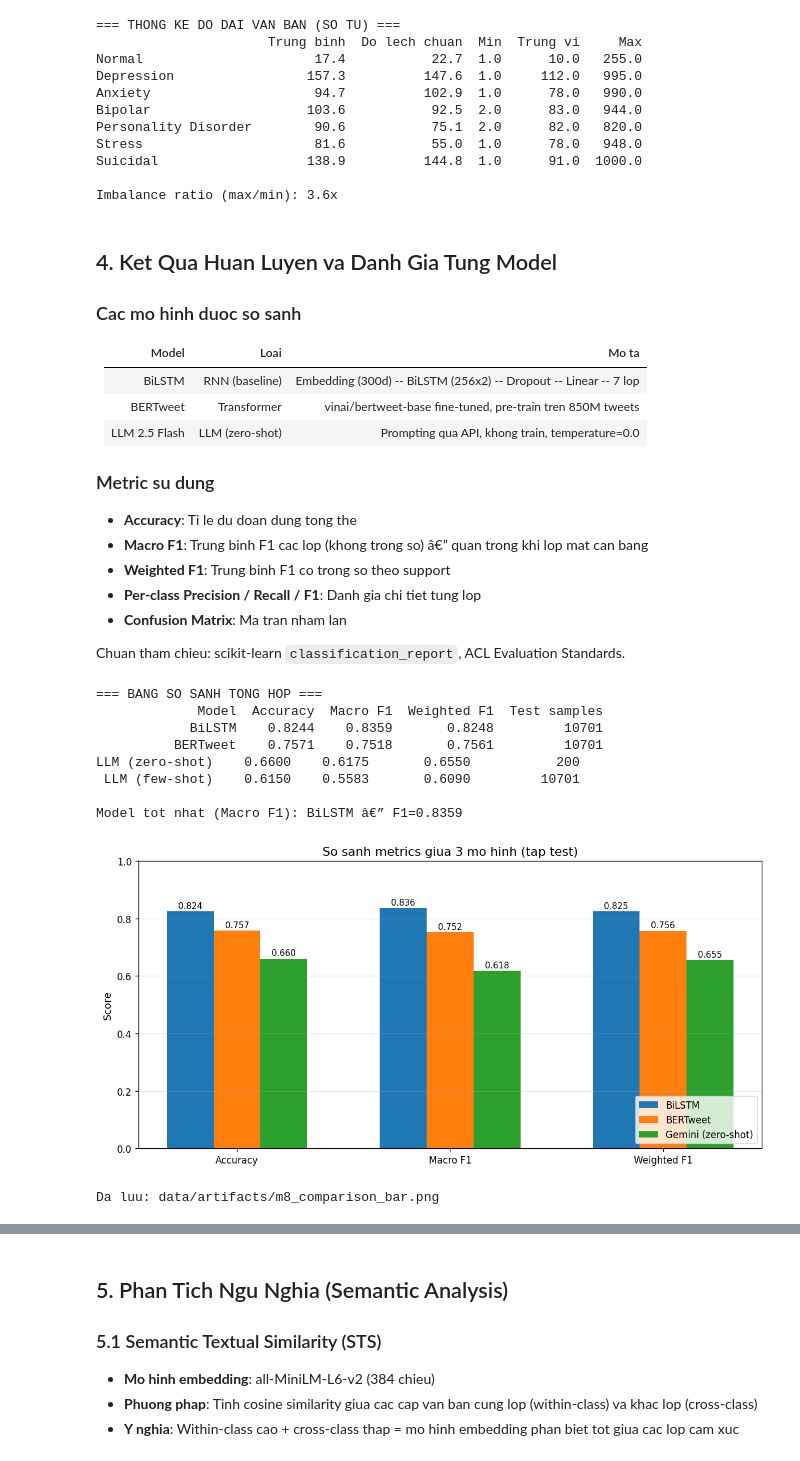
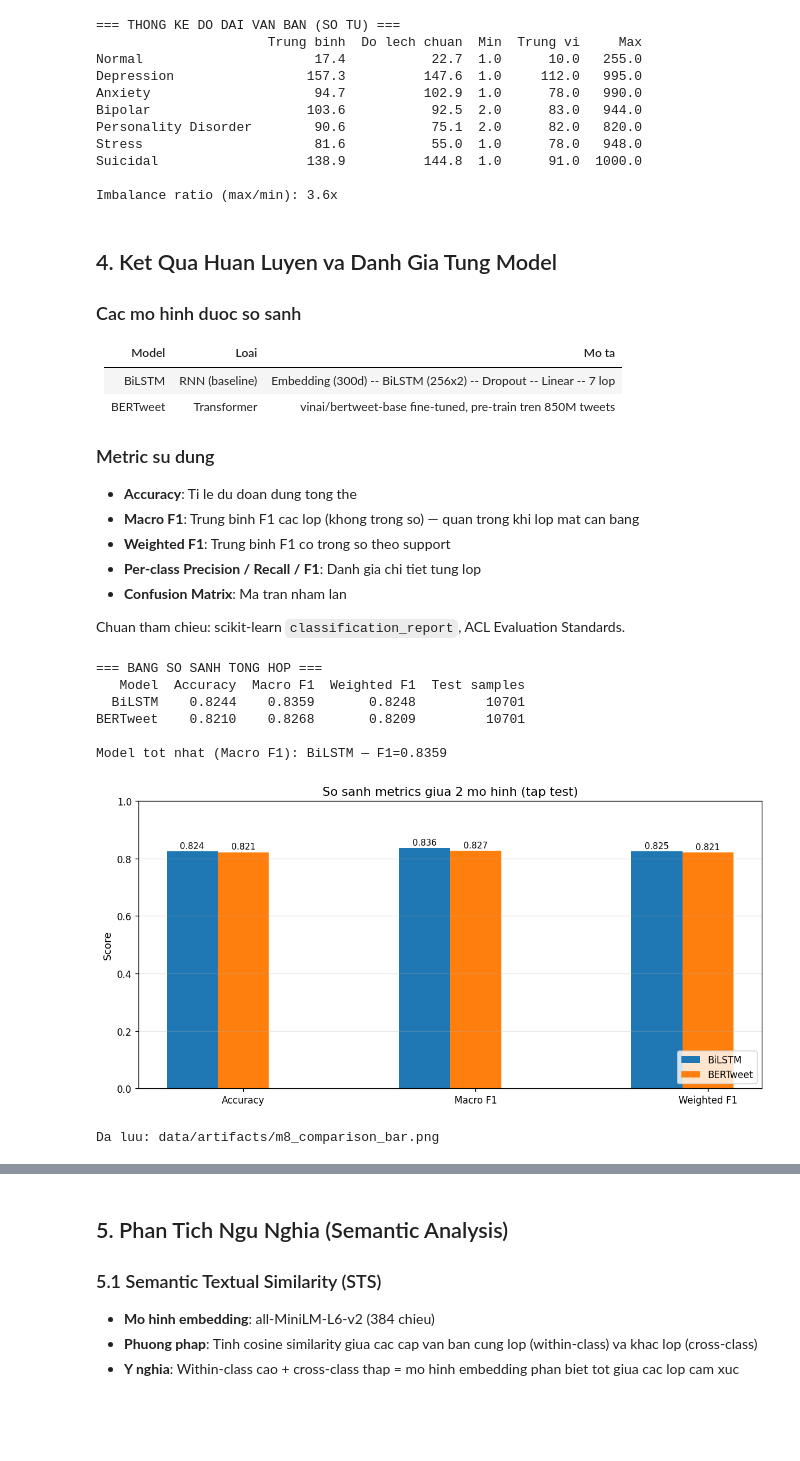
Before and after one commit to sakanaowo/sentimind, a Jupyter notebook: notebooks/m8_final_report.ipynb, the cells around one changed output, grey strips where cells are left out. Saved outputs shown, nothing was run; the diff lists cells and outputs as text; code cells hidden in the pictures; blank space fills up the shorter version.

```diff
--- a/notebooks/m8_final_report.ipynb
+++ b/notebooks/m8_final_report.ipynb
@@ -177,7 +172,7 @@ labels = [LABEL_MAP[i] for i in counts.index]
 colors = sns.color_palette("muted", len(labels))
 axes[0].barh(labels, counts.values, color=colors)
 axes[0].set_xlabel("So mau")
-axes[0].set_title("Phan phoi lop â€” Tap train (n={:,})".format(len(train_df)))
+axes[0].set_title("Phan phoi lop — Tap train (n={:,})".format(len(train_df)))
 for i, v in enumerate(counts.values):
     axes[0].text(v + 50, i, f"{v:,}", va="center", fontsize=9)
 
@@ -225,12 +220,11 @@ Imbalance ratio (max/min): 3.6x
 |-------|------|-------|
 | BiLSTM | RNN (baseline) | Embedding (300d) -- BiLSTM (256x2) -- Dropout -- Linear -- 7 lop |
 | BERTweet | Transformer | vinai/bertweet-base fine-tuned, pre-train tren 850M tweets |
-| LLM 2.5 Flash | LLM (zero-shot) | Prompting qua API, khong train, temperature=0.0 |
 
 ### Metric su dung
 
 - **Accuracy**: Ti le du doan dung tong the
-- **Macro F1**: Trung binh F1 cac lop (khong trong so) â€” quan trong khi lop mat can bang
+- **Macro F1**: Trung binh F1 cac lop (khong trong so) — quan trong khi lop mat can bang
 - **Weighted F1**: Trung binh F1 co trong so theo support
 - **Per-class Precision / Recall / F1**: Danh gia chi tiet tung lop
 - **Confusion Matrix**: Ma tran nham lan
@@ -247,15 +241,12 @@ def load_metrics(name):
         return json.loads(path.read_text())
     return None
 
-bilstm_m  = load_metrics("bilstm_metrics.json")
+bilstm_m = load_metrics("bilstm_metrics.json")
 bertweet_m = load_metrics("bertweet_metrics.json")
-llm_m     = load_metrics("llm_metrics.json")
-llm_fs_m  = load_metrics("llm_fewshot_metrics.json")
 
 # Bang so sanh tong hop
 rows = []
-for label, m in [("BiLSTM", bilstm_m), ("BERTweet", bertweet_m),
-                  ("LLM (zero-shot)", llm_m), ("LLM (few-shot)", llm_fs_m)]:
+for label, m in [("BiLSTM", bilstm_m), ("BERTweet", bertweet_m)]:
     if m:
         rows.append({
             "Model": label,
@@ -272,48 +263,46 @@ print()
 
 # Xep hang
 best = comp_df.loc[comp_df["Macro F1"].idxmax()]
-print(f"Model tot nhat (Macro F1): {best['Model']} â€” F1={best['Macro F1']:.4f}")
+print(f"Model tot nhat (Macro F1): {best['Model']} — F1={best['Macro F1']:.4f}")
 # %% [output]
 === BANG SO SANH TONG HOP ===
-             Model  Accuracy  Macro F1  Weighted F1  Test samples
-            BiLSTM    0.8244    0.8359       0.8248         10701
-          BERTweet    0.7571    0.7518       0.7561         10701
-LLM (zero-shot)    0.6600    0.6175       0.6550           200
- LLM (few-shot)    0.6150    0.5583       0.6090         10701
+   Model  Accuracy  Macro F1  Weighted F1  Test samples
+  BiLSTM    0.8244    0.8359       0.8248         10701
+BERTweet    0.8210    0.8268       0.8209         10701
 
-Model tot nhat (Macro F1): BiLSTM â€” F1=0.8359
+Model tot nhat (Macro F1): BiLSTM — F1=0.8359
 # %%
 # ============================================================
 # 4.2 BIEU DO SO SANH METRICS (grouped bar chart)
 # ============================================================
 
 metrics_names = ["Accuracy", "Macro F1", "Weighted F1"]
-models_main = comp_df[comp_df["Model"].isin(["BiLSTM", "BERTweet", "LLM (zero-shot)"])]
+models_main = comp_df[comp_df["Model"].isin(["BiLSTM", "BERTweet"])]
 
 x = np.arange(len(metrics_names))
 width = 0.22
 
 fig, ax = plt.subplots(figsize=(10, 5))
 for i, (_, row) in enumerate(models_main.iterrows()):
     vals = [row[mn] for mn in metrics_names]
     bars = ax.bar(x + i * width, vals, width, label=row["Model"])
     for bar, val in zip(bars, vals):
         ax.text(bar.get_x() + bar.get_width() / 2, bar.get_height() + 0.005,
                 f"{val:.3f}", ha="center", va="bottom", fontsize=9)
 
 ax.set_ylabel("Score")
-ax.set_title("So sanh metrics giua 3 mo hinh (tap test)")
+ax.set_title("So sanh metrics giua 2 mo hinh (tap test)")
 ax.set_xticks(x + width)
 ax.set_xticklabels(metrics_names)
 ax.set_ylim(0, 1.0)
 ax.legend(loc="lower right")
 ax.grid(axis="y", alpha=0.3)
 plt.tight_layout()
 plt.savefig(ARTIFACTS / "m8_comparison_bar.png", dpi=150, bbox_inches="tight")
 plt.show()
 print("Da luu: data/artifacts/m8_comparison_bar.png")
 # %% [output]
-[figure, old version]
+[figure, new version]
 Da luu: data/artifacts/m8_comparison_bar.png
 # %%
 # ============================================================
```
Also changed, not shown: parts of 18 cells of this notebook, 1 other file.
